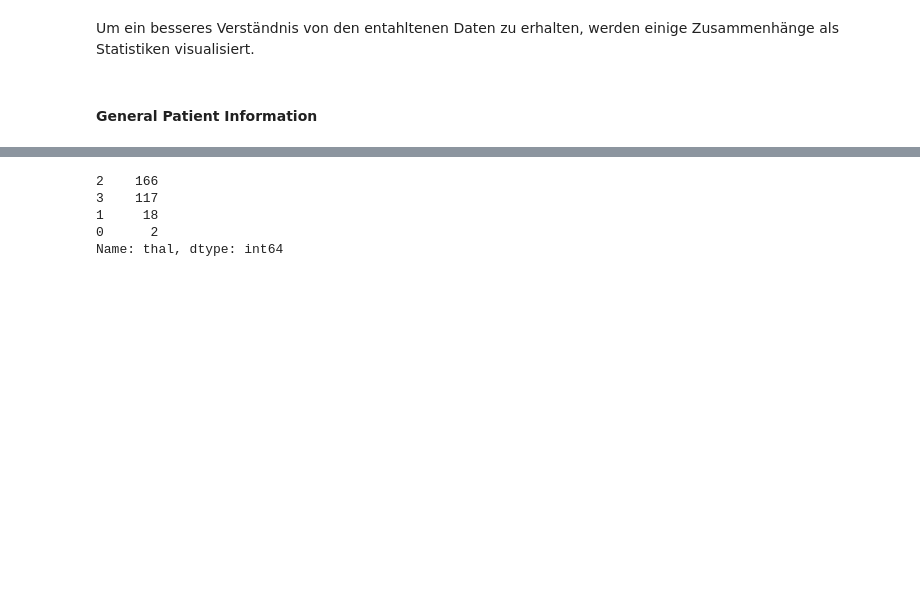
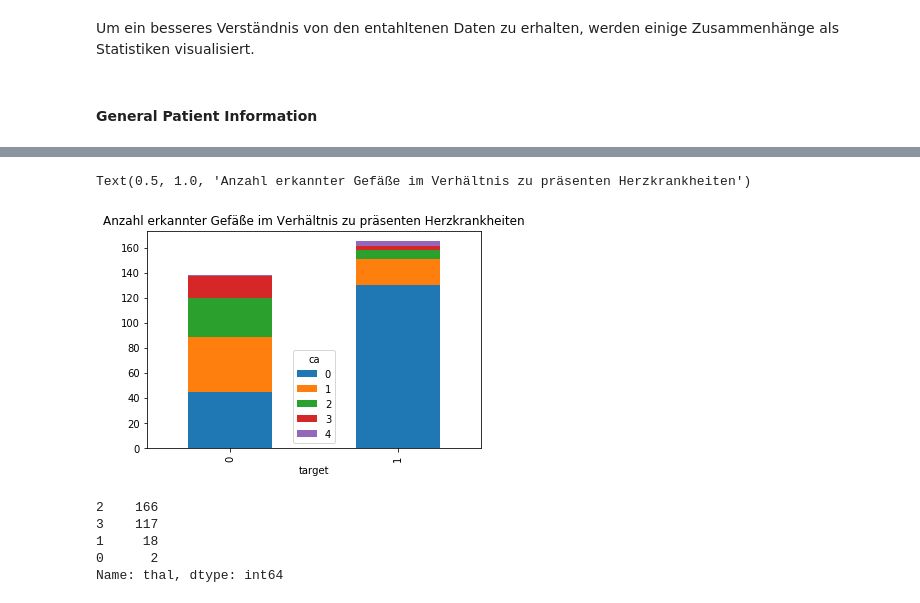
Before and after one commit to memmelma/data_analysis_heart_disease, a Jupyter notebook: heart_jupyter_notebook_master.ipynb, the cells around one changed output, grey strips where cells are left out. Drawn from its saved outputs; the diff is of its cells as text; code cells hidden in the pictures; blank space fills up the shorter version.

```diff
--- a/heart_jupyter_notebook_master.ipynb
+++ b/heart_jupyter_notebook_master.ipynb
@@ -131,3 +139,11 @@ Um ein besseres Verständnis von den entahltenen Daten zu erhalten, werden einig
+# %%
+ct2_calabel = pd.crosstab(df.target, df.ca)
+ct2_calabel.plot.bar(stacked=True)
+
+plt.title('Anzahl erkannter Gefäße im Verhältnis zu präsenten Herzkrankheiten')
+# %% [output]
+Text(0.5, 1.0, 'Anzahl erkannter Gefäße im Verhältnis zu präsenten Herzkrankheiten')
+[figure, added]
 # %%
 df['thal'].value_counts()
 # %% [output]
```
Also changed, not shown: parts of 3 cells of this notebook, 1 other file.
